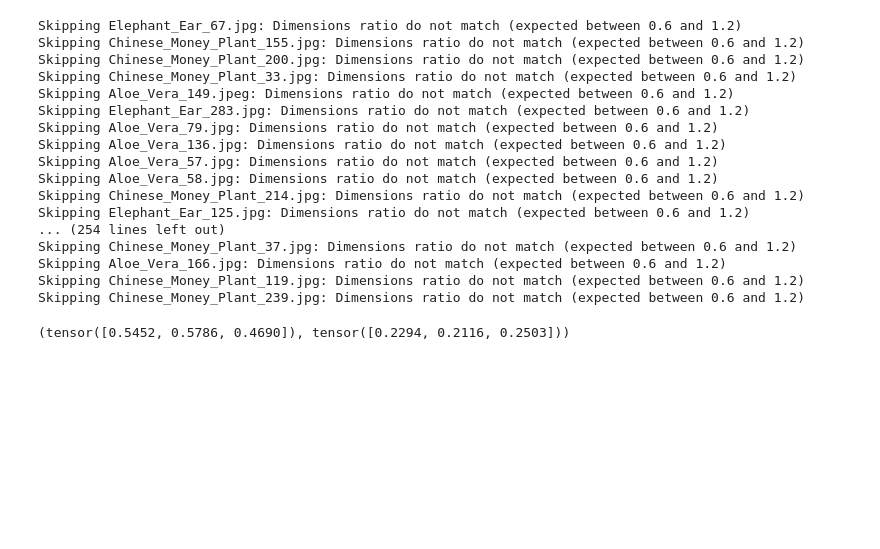
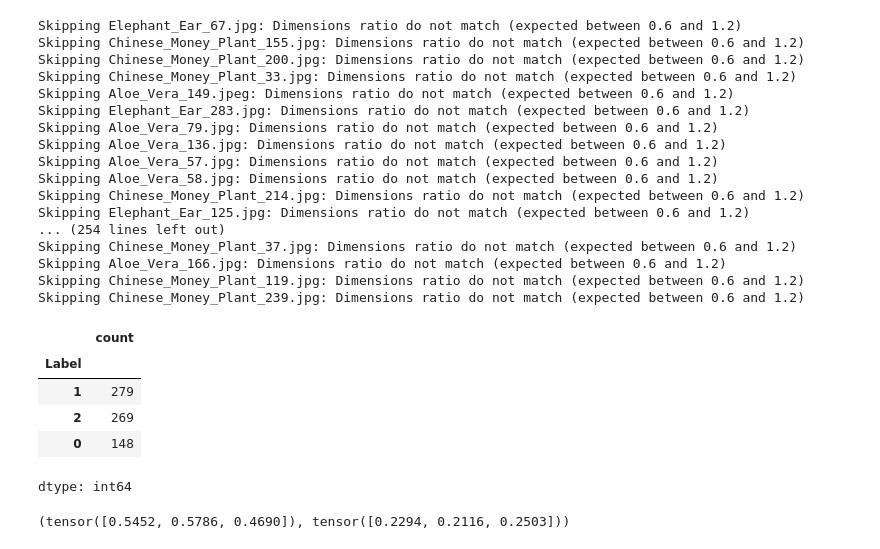
Before and after one commit to Csabi99/Manguszta, a Jupyter notebook: baseline.ipynb, the cells around one changed output. Cells and saved outputs as stored; diff of their text form; code cells hidden in the pictures; blank space fills up the shorter version.

```diff
--- a/baseline.ipynb
+++ b/baseline.ipynb
@@ -188,6 +188,15 @@ Skipping Chinese_Money_Plant_37.jpg: Dimensions ratio do not match (expected bet
 Skipping Aloe_Vera_166.jpg: Dimensions ratio do not match (expected between 0.6 and 1.2)
 Skipping Chinese_Money_Plant_119.jpg: Dimensions ratio do not match (expected between 0.6 and 1.2)
 Skipping Chinese_Money_Plant_239.jpg: Dimensions ratio do not match (expected between 0.6 and 1.2)
+# %%
+df.Label.value_counts()
+# %% [output]
+|  | count |
+| Label |  |
+| 1 | 279 |
+| 2 | 269 |
+| 0 | 148 |
+dtype: int64
 # %%
 resolution = 80
 num_classes = 3
```
Also changed, not shown: parts of 6 cells of this notebook.
